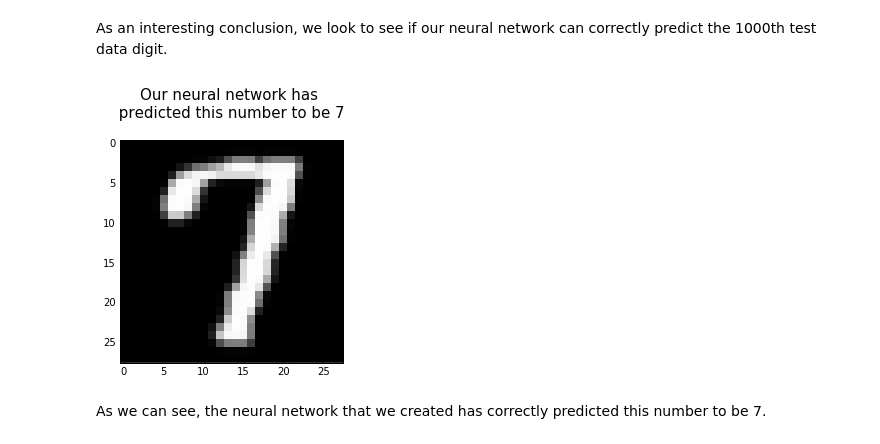
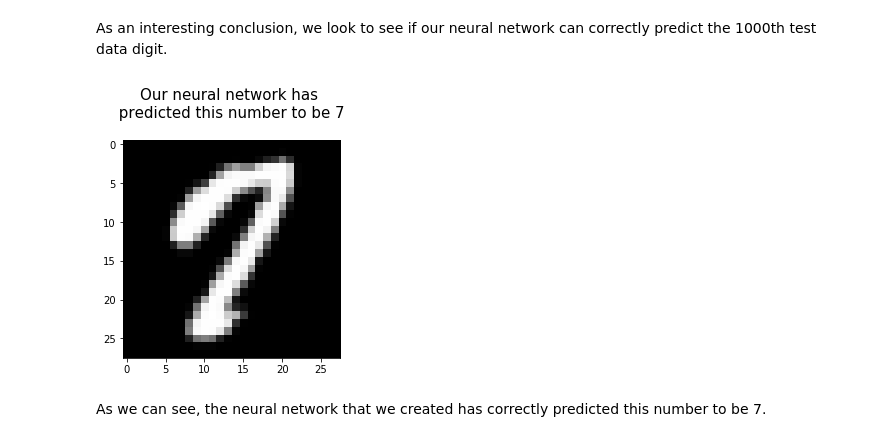
Before and after one commit to dmbentley/neural-network, a Jupyter notebook: neural-network.ipynb, the cells around one changed output. Drawn from its saved outputs; the diff is of its cells as text; code cells hidden in the pictures.

```diff
--- a/neural-network.ipynb
+++ b/neural-network.ipynb
@@ -194,7 +194,7 @@ We create a function `shuffle_order` that shuffles the order of the training dat
 # %%
 def shuffle_order(digit_images, digit_labels):
 
-    randomise_data = zip(digit_images, digit_labels)
+    randomise_data = list(zip(digit_images, digit_labels))
     random.shuffle(randomise_data)
     digit_images, digit_labels = zip(*randomise_data)
 
@@ -225,13 +225,13 @@ def test(network, test_digit_images, test_digit_labels):
 We will train our neural network over 30 epochs with a eta value of 0.1.
 # %%
 eta = 0.1
-epochs = 30
-test_data = True
+epochs = 1
+test_data = False
 
 
 for i in range(epochs):
 
-    print "Starting Epoch %s" %i
+    print("Starting Epoch %s" %i)
 
     digit_images, digit_labels = shuffle_order(digit_images, digit_labels)
 
@@ -250,6 +250,6 @@ for i in range(epochs):
     if test_data:
 
         success_rate = test(network, test_digit_images, test_digit_labels)
-        print "Success rate was %s percent" %success_rate
+        print("Success rate was %s percent" %success_rate)
 # %% [output]
 Starting Epoch 0
@@ -272,19 +256,20 @@ Success rate was 97.0575 percent
 # %% [markdown]
 As an interesting conclusion, we look to see if our neural network can correctly predict the 1000th test data digit.
 # %%
-identification = 999
+identification = 2
+
 
 input = test_digit_images[identification]
 network.feed_forward(input)
 prediction = np.argmax(network.activations[-1])
 
 image_data = input.reshape(28, 28, order='F')
 
 plt.gray()
 plt.imshow(image_data, interpolation='none')
 plt.title('Our neural network has \n predicted this number to be %s \n' %prediction, fontsize=15)
 plt.show()
 # %% [output]
-[figure, old version]
+[figure, new version]
 # %% [markdown]
 As we can see, the neural network that we created has correctly predicted this number to be 7.
```
Also changed, not shown: parts of 5 cells of this notebook.
